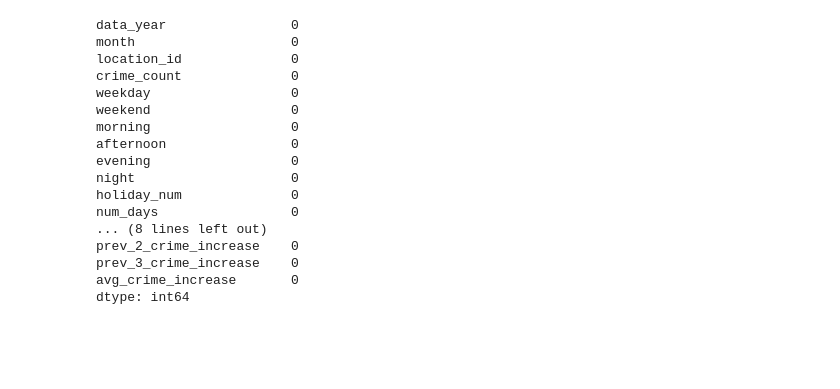
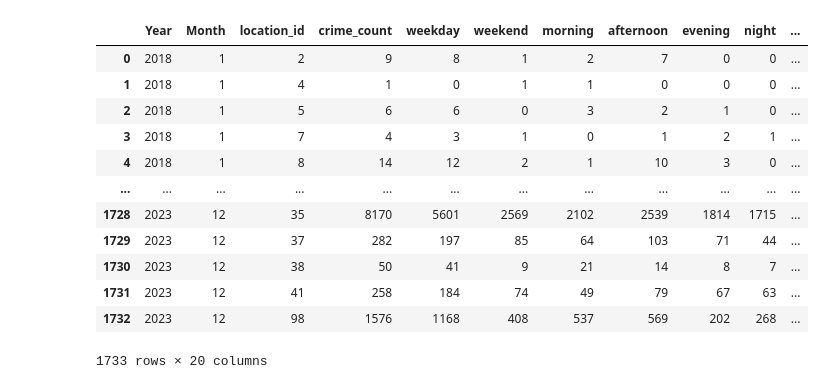
Before and after one commit to Lemonziz/IT5006Project, a Jupyter notebook: FBI_datapreprocessing.ipynb, the cells around one changed output. Drawn from its saved outputs; the diff is of its cells as text; code cells hidden in the pictures; blank space fills up the shorter version.

```diff
--- a/FBI_datapreprocessing.ipynb
+++ b/FBI_datapreprocessing.ipynb
@@ -104,0 +137,9 @@ crime_featured = pd.concat([crime_featured, time_dummies], axis=1)
+# %%
+def change_id(id):
+    if id not in [ 1,  2,  4,  5,  6,  7,  8, 10, 11, 13, 14, 16, 17, 19, 20, 22, 23,
+       24, 25, 26, 27, 28, 29, 30, 32, 33, 35, 37, 38, 41, 98, 99]:
+        return 98
+    return id
+crime_featured['location_id'] = crime_featured['location_id'].apply(change_id)
+crime_featured['location_id'].value_counts()
+crime_featured['location_id'].unique().size
@@ -119,16 +164,17 @@ crime_featured["IsHoliday"] = crime_featured["incident_date"].dt.date.isin(holid
 import calendar
 
 crime_timed = crime_featured.copy()
+crime_timed.rename(columns = {'data_year':'Year'},inplace=True)
 crime_timed["crime_count"] = 1
 holiday_calendar = (
     crime_timed[crime_timed["IsHoliday"] == 1]
-    .drop_duplicates(subset=["data_year", "month", "day"])  # count each holiday once per day
-    .groupby(["data_year", "month"], as_index=False)
-    .agg(holiday_num=("day", "count"))
+    .drop_duplicates(subset=["Year", "Month", "Day"])  # count each holiday once per day
+    .groupby(["Year", "Month"], as_index=False)
+    .agg(holiday_num=("Day", "count"))
 )
 # %%
 # Group by year and month and calculate aggregate values
-aggregated_crime = crime_timed.groupby(['data_year','month','location_id'],as_index=False,
+aggregated_crime = crime_timed.groupby(['Year','Month','location_id'],as_index=False,
     observed=False,).agg(
     crime_count=("crime_count", "sum"),
     weekday=("IsWeekDay", "sum"),
@@ -138,10 +184,10 @@ aggregated_crime = crime_timed.groupby(['data_year','month','location_id'],as_in
     evening=("Evening", "sum"),
     night=("Night", "sum"),
    )
-aggregated_crime = pd.merge(aggregated_crime, holiday_calendar, on=["data_year", "month"], how="left")
+aggregated_crime = pd.merge(aggregated_crime, holiday_calendar, on=["Year", "Month"], how="left")
 aggregated_crime["holiday_num"] = aggregated_crime["holiday_num"].fillna(0).astype(int)
 aggregated_crime["num_days"] = aggregated_crime.apply(
-    lambda row: calendar.monthrange(row["data_year"], row["month"])[1], axis=1
+    lambda row: calendar.monthrange(row["Year"], row["Month"])[1], axis=1
 )
 ls_features = [
     "morning",
@@ -154,10 +200,10 @@ ls_features = [
 ]
 for feature in ls_features:
     aggregated_crime[f"{feature}_rate"] = aggregated_crime[feature] / aggregated_crime["crime_count"]
-aggregated_crime["sin_month"] = np.sin(2 * np.pi * (aggregated_crime["month"] - 1) / 12)
-aggregated_crime["cos_month"] = np.cos(2 * np.pi * (aggregated_crime["month"] - 1) / 12)
+aggregated_crime["sin_month"] = np.sin(2 * np.pi * (aggregated_crime["Month"] - 1) / 12)
+aggregated_crime["cos_month"] = np.cos(2 * np.pi * (aggregated_crime["Month"] - 1) / 12)
 # Create a time ID variable for easier shifting
-aggregated_crime["time_id"] = aggregated_crime["data_year"] * 12 + aggregated_crime["month"]
-
-print(aggregated_crime)
+aggregated_crime["time_id"] = aggregated_crime["Year"] * 12 + aggregated_crime["Month"]
+print(aggregated_crime.columns)
+print(aggregated_crime.isnull().sum())
 # %% [output]
@@ -208,20 +227,21 @@ length after drop, 536
-# %%
-to_predict.isnull().sum()
-# %% [output]
-data_year                0
-month                    0
-location_id              0
-crime_count              0
-weekday                  0
-weekend                  0
-morning                  0
-afternoon                0
-evening                  0
-night                    0
-holiday_num              0
-num_days                 0
-... (8 lines left out)
-prev_2_crime_increase    0
-prev_3_crime_increase    0
-avg_crime_increase       0
-dtype: int64
+# %%
+aggregated_crime = aggregated_crime.sort_values(['location_id',"Year","Month"])
+# %%
+crime_pct = aggregated_crime.copy()
+crime_pct['crime_pct_change'] = crime_pct["crime_count"].pct_change()
+crime_pct.to_csv(f"rnn_data_AL.csv", index=False)
+crime_pct.sort_values(["Year", "Month", "location_id"])
+# %% [output]
+|  | Year | Month | location_id | crime_count | weekday | weekend | morning | afternoon | evening | night | ... |
+| 0 | 2018 | 1 | 2 | 9 | 8 | 1 | 2 | 7 | 0 | 0 | ... |
+| 1 | 2018 | 1 | 4 | 1 | 0 | 1 | 1 | 0 | 0 | 0 | ... |
+| 2 | 2018 | 1 | 5 | 6 | 6 | 0 | 3 | 2 | 1 | 0 | ... |
+| 3 | 2018 | 1 | 7 | 4 | 3 | 1 | 0 | 1 | 2 | 1 | ... |
+| 4 | 2018 | 1 | 8 | 14 | 12 | 2 | 1 | 10 | 3 | 0 | ... |
+| ... | ... | ... | ... | ... | ... | ... | ... | ... | ... | ... | ... |
+| 1728 | 2023 | 12 | 35 | 8170 | 5601 | 2569 | 2102 | 2539 | 1814 | 1715 | ... |
+| 1729 | 2023 | 12 | 37 | 282 | 197 | 85 | 64 | 103 | 71 | 44 | ... |
+| 1730 | 2023 | 12 | 38 | 50 | 41 | 9 | 21 | 14 | 8 | 7 | ... |
+| 1731 | 2023 | 12 | 41 | 258 | 184 | 74 | 49 | 79 | 67 | 63 | ... |
+| 1732 | 2023 | 12 | 98 | 1576 | 1168 | 408 | 537 | 569 | 202 | 268 | ... |
+1733 rows × 20 columns
```
Also changed, not shown: parts of 22 cells of this notebook.
